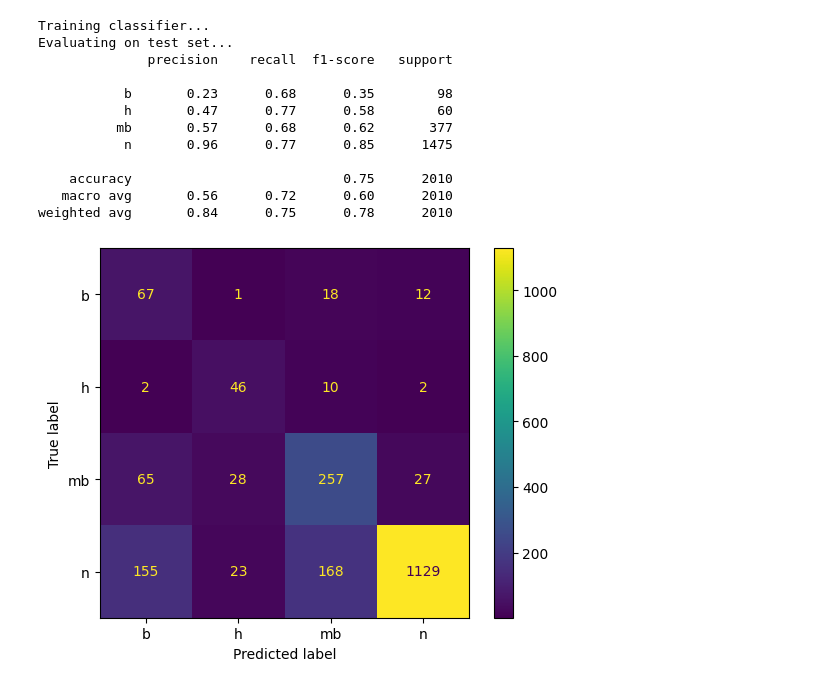
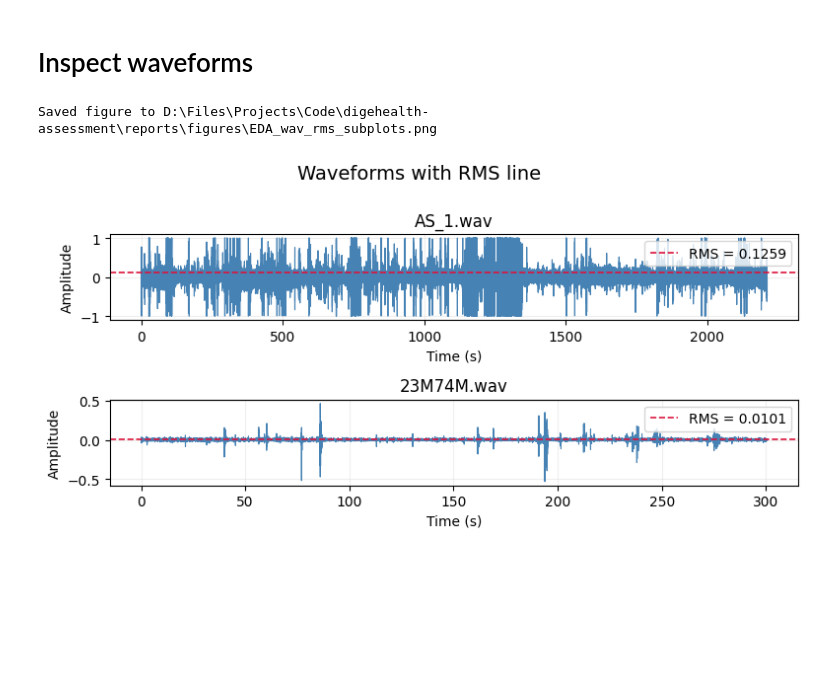
Before and after one commit to JeroenBuil/digehealth-assessment, a Jupyter notebook: notebooks/Exploratory_Data_Analysis.ipynb, the cells around one changed output. Drawn from its saved outputs; the diff is of its cells as text; code cells hidden in the pictures; blank space fills up the shorter version.

```diff
--- a/notebooks/Exploratory_Data_Analysis.ipynb
+++ b/notebooks/Exploratory_Data_Analysis.ipynb
@@ -175,29 +19,45 @@ Class distribution in TRAIN set after balancing:
-# %%
-print("Training classifier...")
-clf = RandomForestClassifier(n_estimators=100, random_state=42)
-clf.fit(X_train_bal, y_train_bal)
-
-print("Evaluating on test set...")
-y_pred = clf.predict(X_test)
-print(classification_report(y_test, y_pred))
-# %% [output]
-Training classifier...
-Evaluating on test set...
-              precision    recall  f1-score   support
-
-           b       0.23      0.68      0.35        98
-           h       0.47      0.77      0.58        60
-          mb       0.57      0.68      0.62       377
-           n       0.96      0.77      0.85      1475
-
-    accuracy                           0.75      2010
-   macro avg       0.56      0.72      0.60      2010
-weighted avg       0.84      0.75      0.78      2010
-# %%
-# Confusion matrix
-cm = confusion_matrix(y_test, y_pred)
-disp = ConfusionMatrixDisplay(confusion_matrix=cm, display_labels= unique_train_bal)
-disp.plot()
-plt.show()
-# %% [output]
-[figure, removed]
+# %%
+wav1 = EXTERNAL_DATA_DIR / "Tech Test" / "AS_1.wav"
+wav2 = EXTERNAL_DATA_DIR / "Tech Test" / "23M74M.wav"
+save = FIGURES_DIR / "wav_rms_subplots.png"
+# %% [markdown]
+# Inspect waveforms
+# %%
+def compute_rms(signal: np.ndarray) -> float:
+    return float(np.sqrt(np.mean(np.square(signal)))) if signal.size > 0 else 0.0
+
+
+def plot_waveform_with_rms(ax, y: np.ndarray, sr: int, title: str):
+    times = np.arange(len(y)) / float(sr)
+    rms = compute_rms(y)
+
+    ax.plot(times, y, color="steelblue", linewidth=0.8)
+    ax.axhline(
+        rms, color="crimson", linestyle="--", linewidth=1.2, label=f"RMS = {rms:.4f}"
+    )
+    ax.set_title(title)
+    ax.set_xlabel("Time (s)")
+    ax.set_ylabel("Amplitude")
+    ax.legend(loc="upper right")
+    ax.grid(True, alpha=0.2)
+# %%
+y1, sr1 = librosa.load(wav1, sr=None, mono=True)
+y2, sr2 = librosa.load(wav2, sr=None, mono=True)
+
+# Plot
+fig, axes = plt.subplots(2, 1, figsize=(8, 4))
+plot_waveform_with_rms(axes[0], y1, sr1, title=f"{wav1.name}")
+plot_waveform_with_rms(axes[1], y2, sr2, title=f"{wav2.name}")
+fig.suptitle("Waveforms with RMS line", fontsize=14)
+fig.tight_layout(rect=[0, 0.02, 1, 0.98])
+
+# Save and show
+save_path = FIGURES_DIR / "EDA_wav_rms_subplots.png"
+save_path.parent.mkdir(parents=True, exist_ok=True)
+fig.savefig(save_path, dpi=150, bbox_inches="tight")
+print(f"Saved figure to {save_path}")
+
+plt.show()
+# %% [output]
+Saved figure to D:\Files\Projects\Code\digehealth-assessment\reports\figures\EDA_wav_rms_subplots.png
+[figure, added]
```
Also changed, not shown: parts of 20 cells of this notebook, 28 other files.
